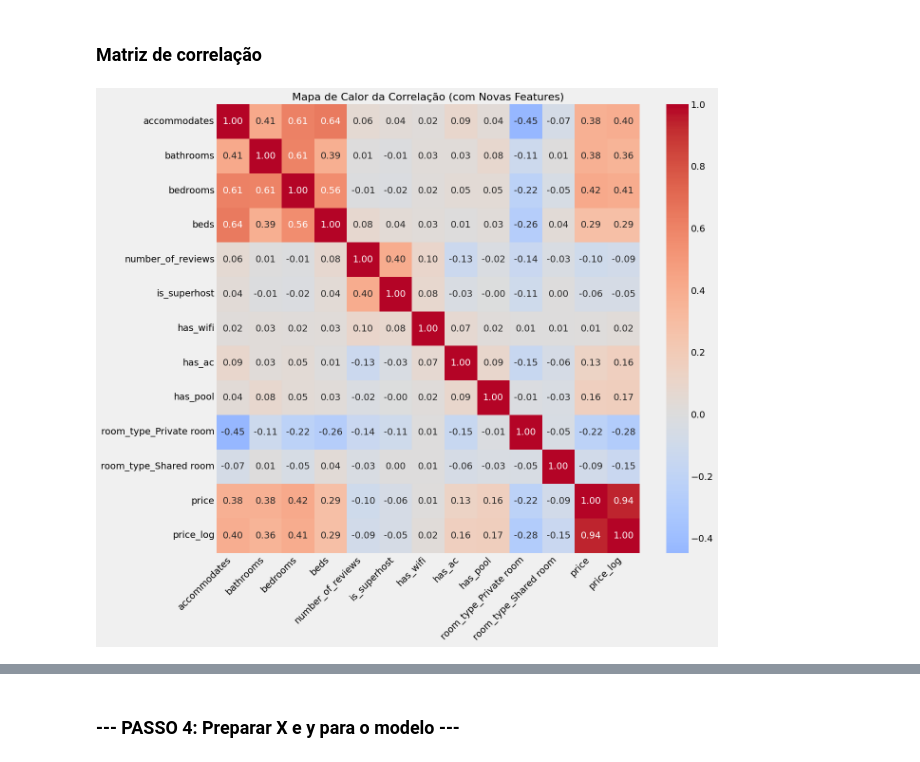
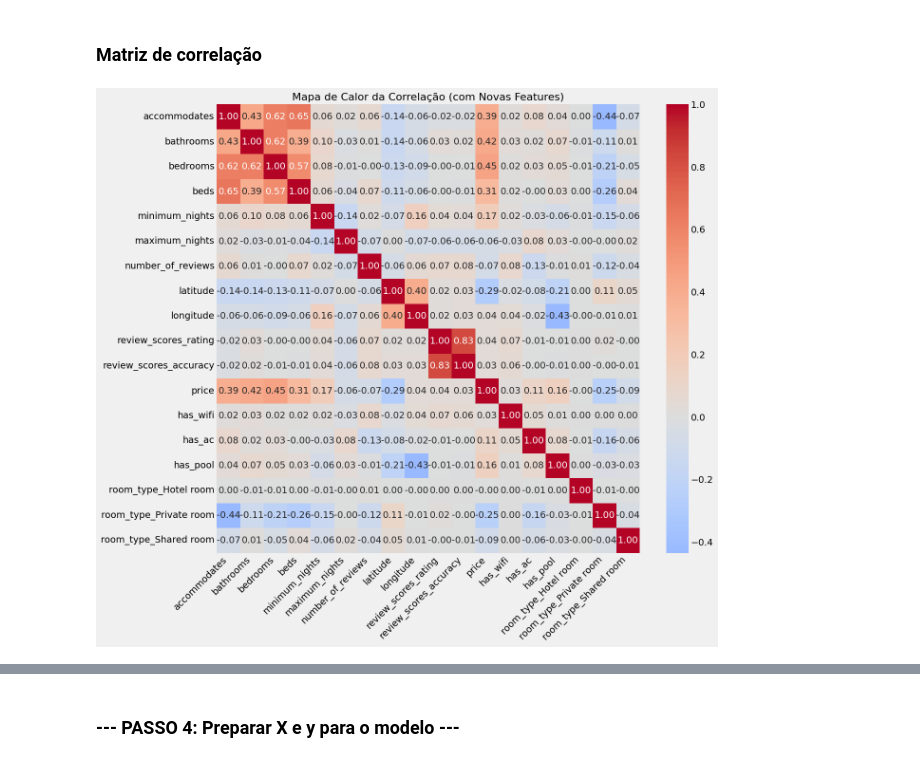
Before and after one commit to polianaraujo/dca0305, a Jupyter notebook: final (2).ipynb, the cells around one changed output, grey strips where cells are left out. Cells and saved outputs as stored; diff of their text form; code cells hidden in the pictures.

```diff
--- a/final (2).ipynb
+++ b/final (2).ipynb
@@ -391,7 +438,3 @@ plt.tight_layout()
 plt.show()
 # %% [output]
 [figure]
-# %%
-# 2. Converter host_is_superhost para numérico (0 ou 1) ()
-data_iqr['is_superhost'] = (data_iqr['host_is_superhost'] == 't').astype(int)
-data_iqr['is_superhost']
@@ -436,0 +459,3 @@ data_final
+# %%
+# Remover linhas com valores nulos nas colunas principais
+data_final.dropna(subset=["accommodates", "bathrooms", "bedrooms", "beds", "minimum_nights", "maximum_nights", "number_of_reviews", "latitude", "longitude", "room_type", "amenities", "review_scores_rating", "review_scores_accuracy", "price",'review_scores_rating', 'review_scores_accuracy'], inplace=True)
@@ -437,39 +534,63 @@ data_final
 # %% [markdown]
 ### Matriz de correlação
 # %%
+# columns_for_corr = [
+#     # Numéricas originais
+#     "accommodates", "bathrooms", "bedrooms", "beds", "number_of_reviews",
+#     # Novas features criadas
+#     "is_superhost", "has_wifi", "has_ac", "has_pool",
+#     'room_type_Private room', 'room_type_Shared room', # Colunas do One-Hot Encoding
+#     # Variáveis Alvo
+#     "price"
+# ]
+
 columns_for_corr = [
-    # Numéricas originais
-    "accommodates", "bathrooms", "bedrooms", "beds", "number_of_reviews",
-    # Novas features criadas
-    "is_superhost", "has_wifi", "has_ac", "has_pool",
-    'room_type_Private room', 'room_type_Shared room', # Colunas do One-Hot Encoding
-    # Variáveis Alvo
-    "price", "price_log"
+    "accommodates",
+    "bathrooms",
+    "bedrooms",
+    "beds",
+    "minimum_nights",
+    "maximum_nights",
+    "number_of_reviews",
+    "latitude",
+    "longitude",
+    # "room_type",
+    # "amenities",
+    "review_scores_rating",
+    "review_scores_accuracy",
+    "price",
+    # "price_log",
+    "has_wifi",
+    "has_ac",
+    "has_pool",
+    "room_type_Hotel room",
+    "room_type_Private room",
+    "room_type_Shared room"
 ]
 
 # Vamos garantir que todas as colunas existem no DataFrame para evitar erros
 # (por exemplo, se 'Shared room' não apareceu no seu conjunto de dados limpo)
 columns_for_corr = [col for col in columns_for_corr if col in data_final.columns]
 
 # --- 2. Calcular a nova matriz de correlação ---
 corr_matrix_expanded = data_final[columns_for_corr].corr(method="pearson")
 
 # --- 3. Gerar o novo gráfico de heatmap ---
 # Aumentamos o tamanho do gráfico para acomodar mais features
 plt.figure(figsize=(14, 12))
 
 sns.heatmap(
     corr_matrix_expanded,
     annot=True,
     fmt=".2f",
     cmap="coolwarm",
     center=0,
 )
 
 plt.title("Mapa de Calor da Correlação (com Novas Features)", fontsize=16)
 plt.xticks(rotation=45, ha="right")
 plt.yticks(rotation=0)
 plt.tight_layout() # Ajusta o layout para evitar que os rótulos se sobreponham
 plt.show()
 # %% [output]
-[figure, old version]
+[figure, new version]
```
Also changed, not shown: parts of 23 cells of this notebook, 3 other files.
